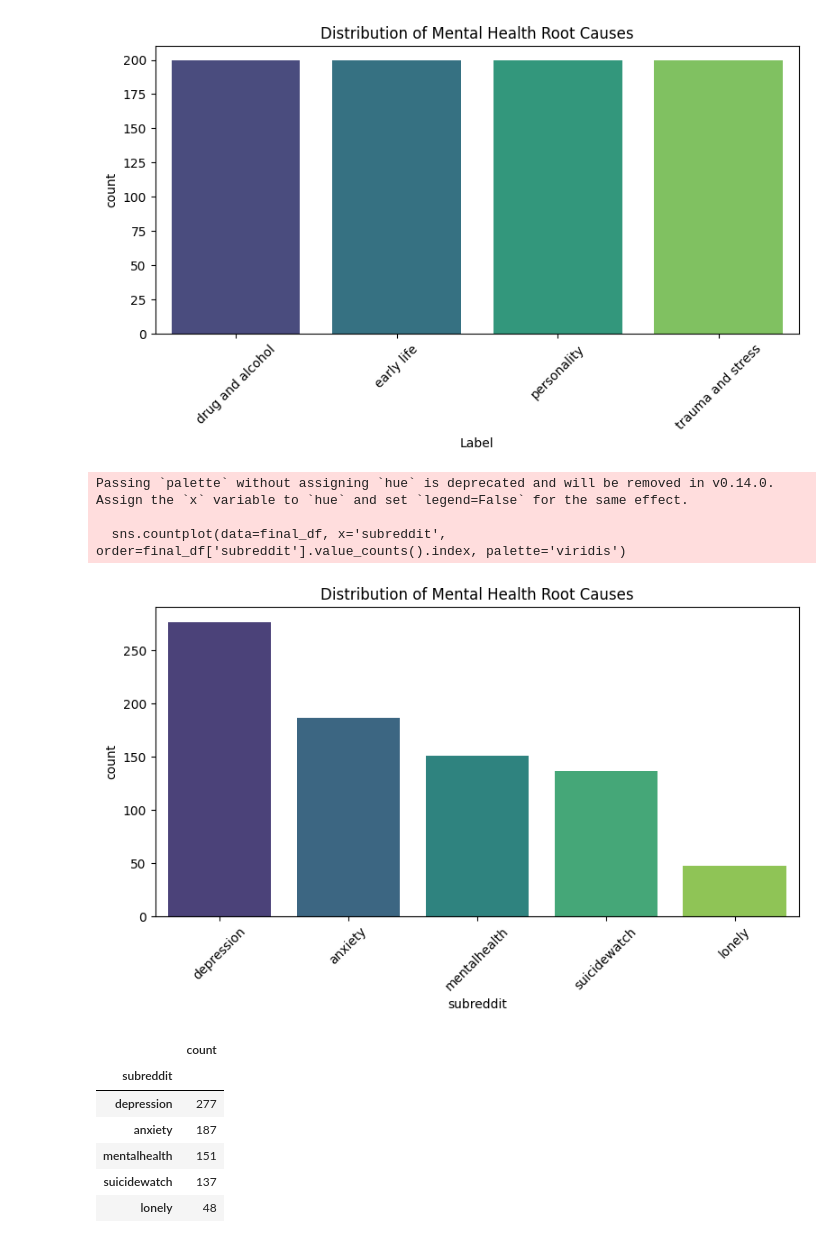
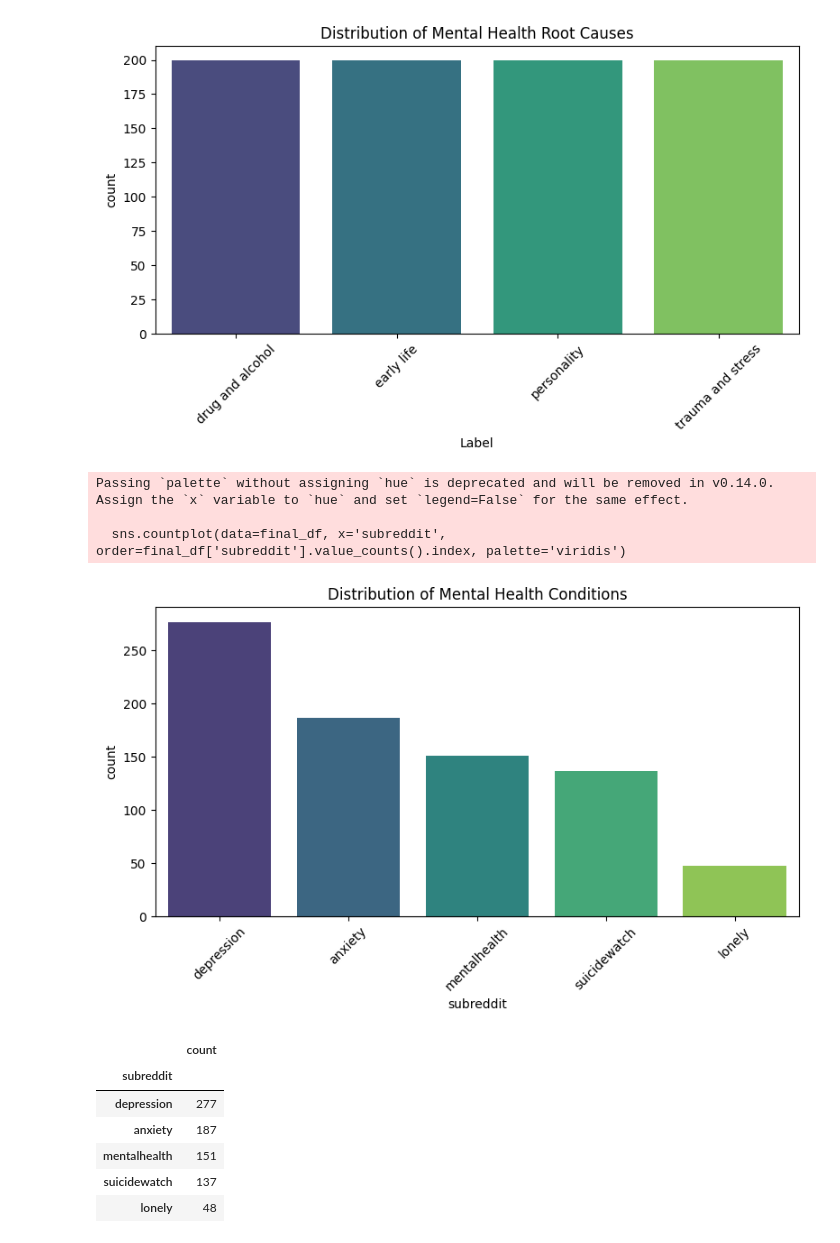
Before and after one commit to SiddhiPatwardhan/ML_Workbooks, a Jupyter notebook: Mental_Health_Detection_from_Text/Mental_Health_Detection_from_Text.ipynb, the cells around one changed output. Saved outputs shown, nothing was run; the diff lists cells and outputs as text; code cells hidden in the pictures.

```diff
--- a/Mental_Health_Detection_from_Text/Mental_Health_Detection_from_Text.ipynb
+++ b/Mental_Health_Detection_from_Text/Mental_Health_Detection_from_Text.ipynb
@@ -386,19 +386,19 @@ Passing `palette` without assigning `hue` is deprecated and will be removed in v
 # %%
 # Visualization
 import seaborn as sns
 import matplotlib.pyplot as plt
 
 plt.figure(figsize=(8,5))
 sns.countplot(data=final_df, x='subreddit', order=final_df['subreddit'].value_counts().index, palette='viridis')
-plt.title('Distribution of Mental Health Root Causes')
+plt.title('Distribution of Mental Health Conditions')
 plt.xticks(rotation=45)
 plt.tight_layout()
 plt.show()
 # %% [output]
 Passing `palette` without assigning `hue` is deprecated and will be removed in v0.14.0. Assign the `x` variable to `hue` and set `legend=False` for the same effect.
 
   sns.countplot(data=final_df, x='subreddit', order=final_df['subreddit'].value_counts().index, palette='viridis')
-[figure, old version]
+[figure, new version]
 # %%
 final_df['subreddit'].value_counts()
 # %% [output]
```
Also changed, not shown: parts of 6 cells of this notebook.
